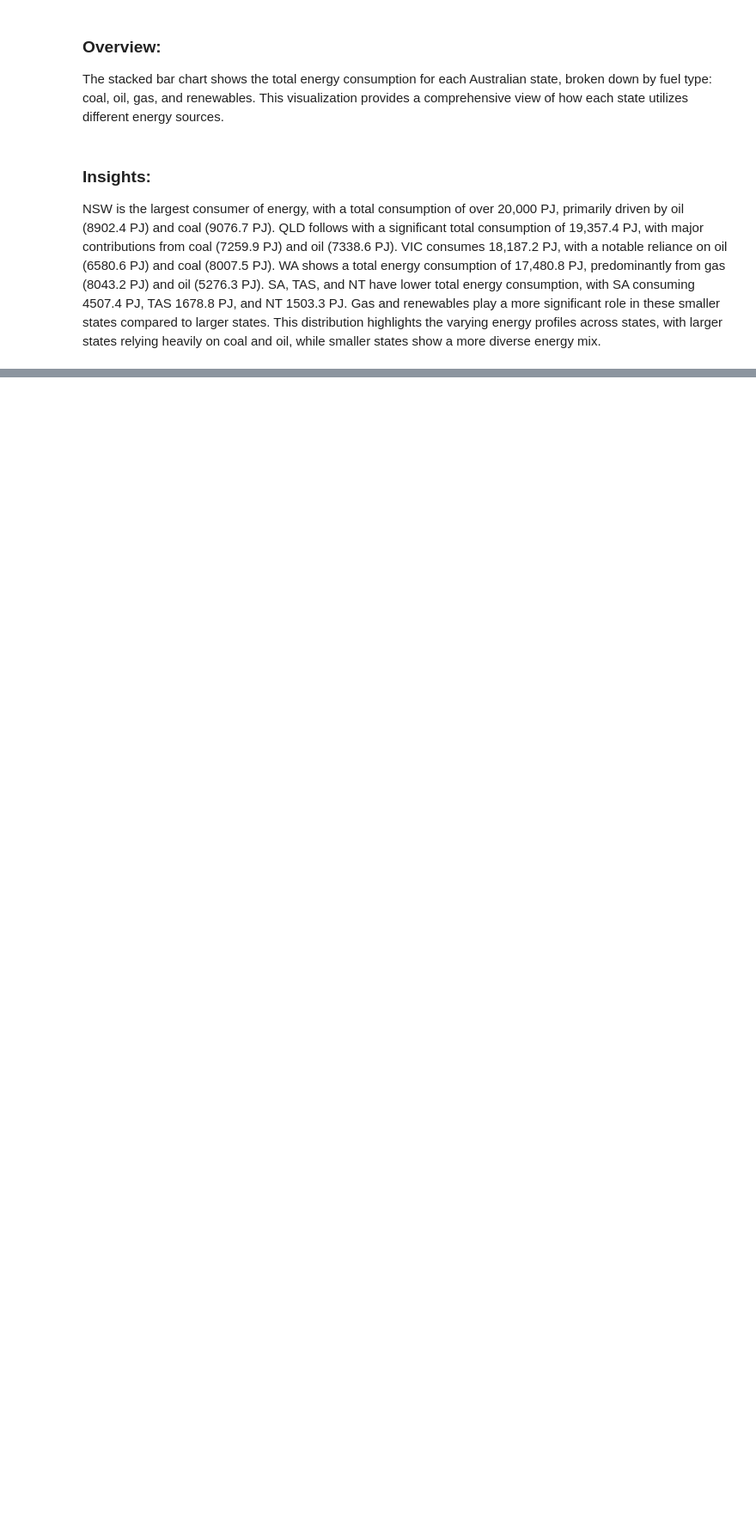
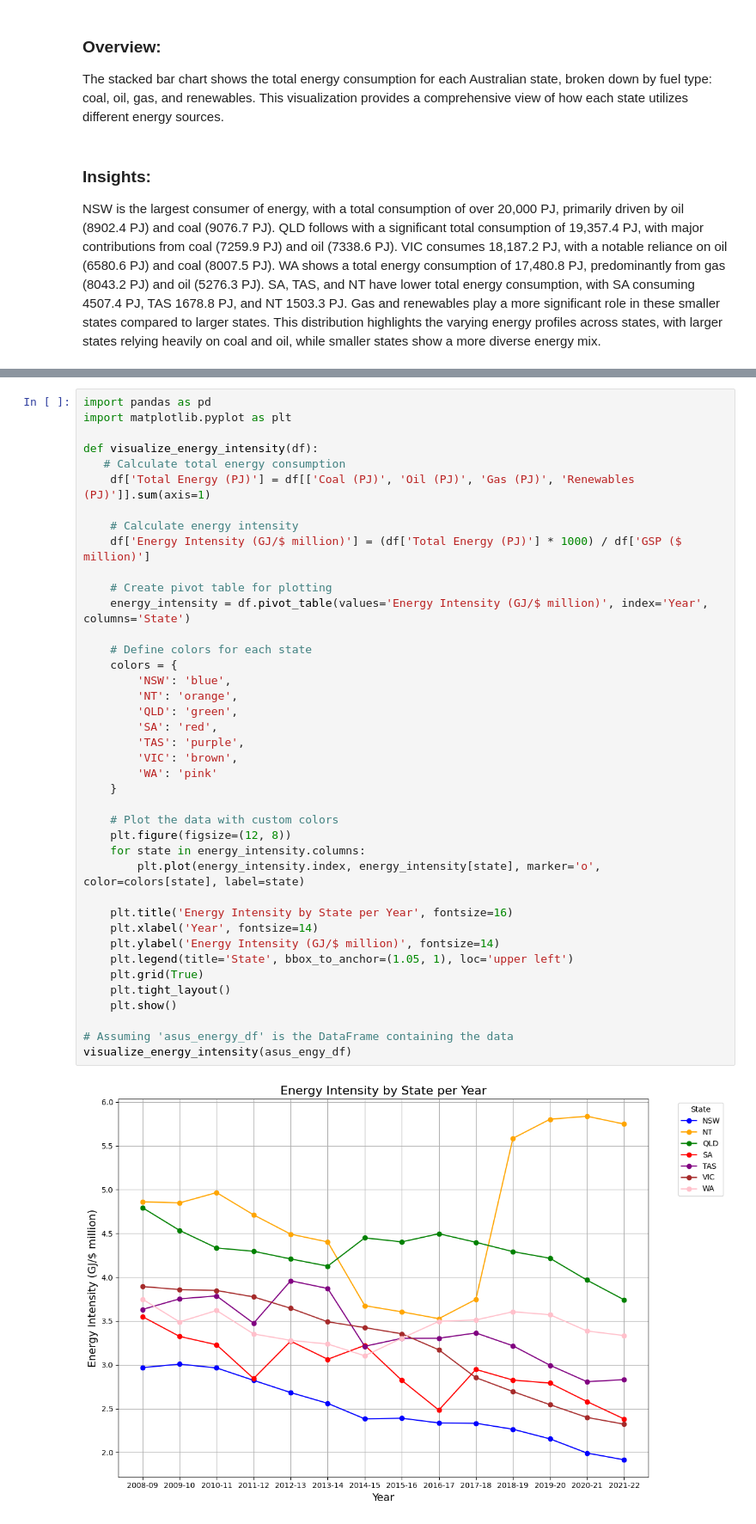
Before and after one commit to Rahe23/Assessment-Two, a Jupyter notebook: Business_Report_Assessment_Two.ipynb, the cells around one changed output, grey strips where cells are left out. Shown at 86% size. Drawn from its saved outputs; the diff is of its cells as text; blank space fills up the shorter version.

```diff
--- a/Business_Report_Assessment_Two.ipynb
+++ b/Business_Report_Assessment_Two.ipynb
@@ -425,0 +465,42 @@ NSW is the largest consumer of energy, with a total consumption of over 20,000 P
+# %%
+import pandas as pd
+import matplotlib.pyplot as plt
+
+def visualize_energy_intensity(df):
+   # Calculate total energy consumption
+    df['Total Energy (PJ)'] = df[['Coal (PJ)', 'Oil (PJ)', 'Gas (PJ)', 'Renewables (PJ)']].sum(axis=1)
+
+    # Calculate energy intensity
+    df['Energy Intensity (GJ/$ million)'] = (df['Total Energy (PJ)'] * 1000) / df['GSP ($ million)']
+
+    # Create pivot table for plotting
+    energy_intensity = df.pivot_table(values='Energy Intensity (GJ/$ million)', index='Year', columns='State')
+
+    # Define colors for each state
+    colors = {
+        'NSW': 'blue',
+        'NT': 'orange',
+        'QLD': 'green',
+        'SA': 'red',
+        'TAS': 'purple',
+        'VIC': 'brown',
+        'WA': 'pink'
+    }
+
+    # Plot the data with custom colors
+    plt.figure(figsize=(12, 8))
+    for state in energy_intensity.columns:
+        plt.plot(energy_intensity.index, energy_intensity[state], marker='o', color=colors[state], label=state)
+
+    plt.title('Energy Intensity by State per Year', fontsize=16)
+    plt.xlabel('Year', fontsize=14)
+    plt.ylabel('Energy Intensity (GJ/$ million)', fontsize=14)
+    plt.legend(title='State', bbox_to_anchor=(1.05, 1), loc='upper left')
+    plt.grid(True)
+    plt.tight_layout()
+    plt.show()
+
+# Assuming 'asus_energy_df' is the DataFrame containing the data
+visualize_energy_intensity(asus_engy_df)
+# %% [output]
+[figure, added]
```
Also changed, not shown: parts of 12 cells of this notebook.
